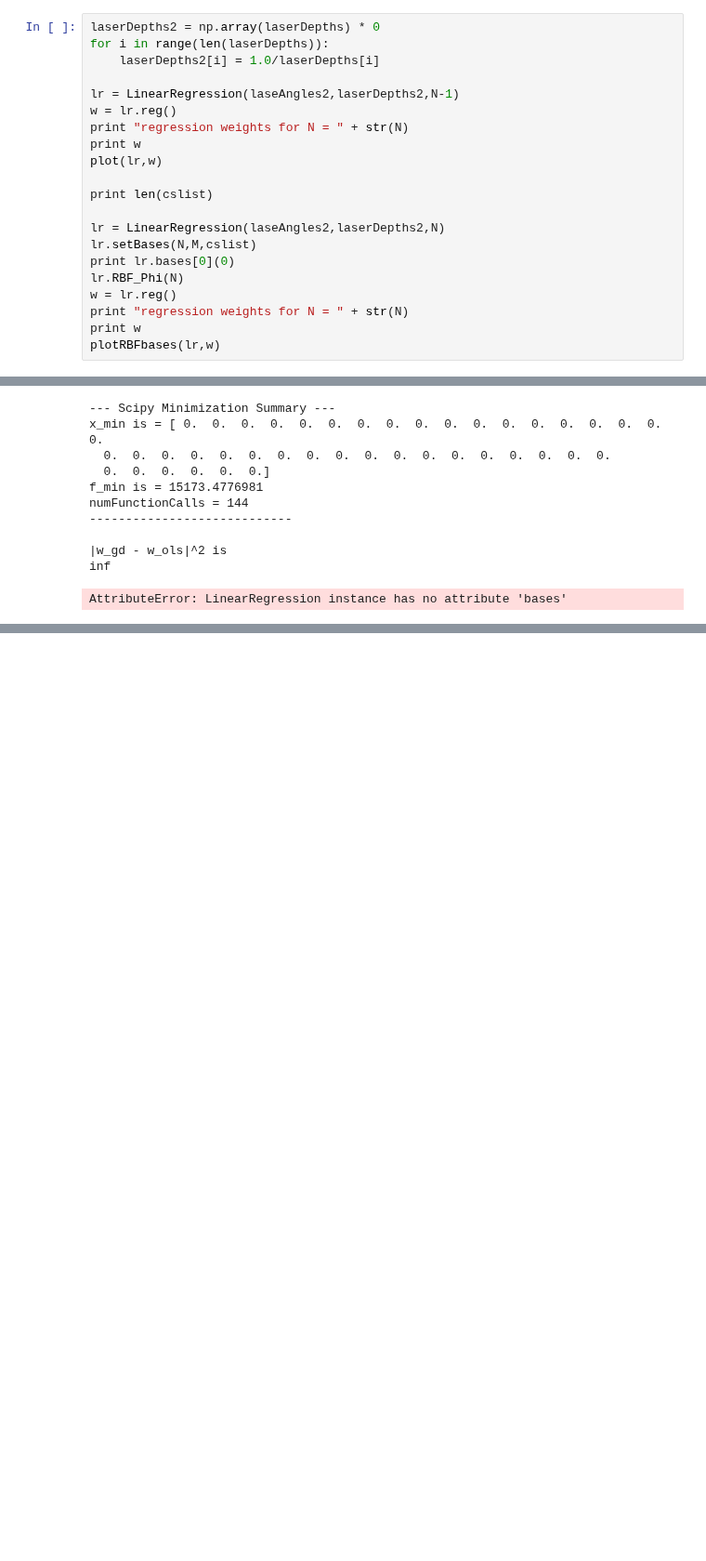
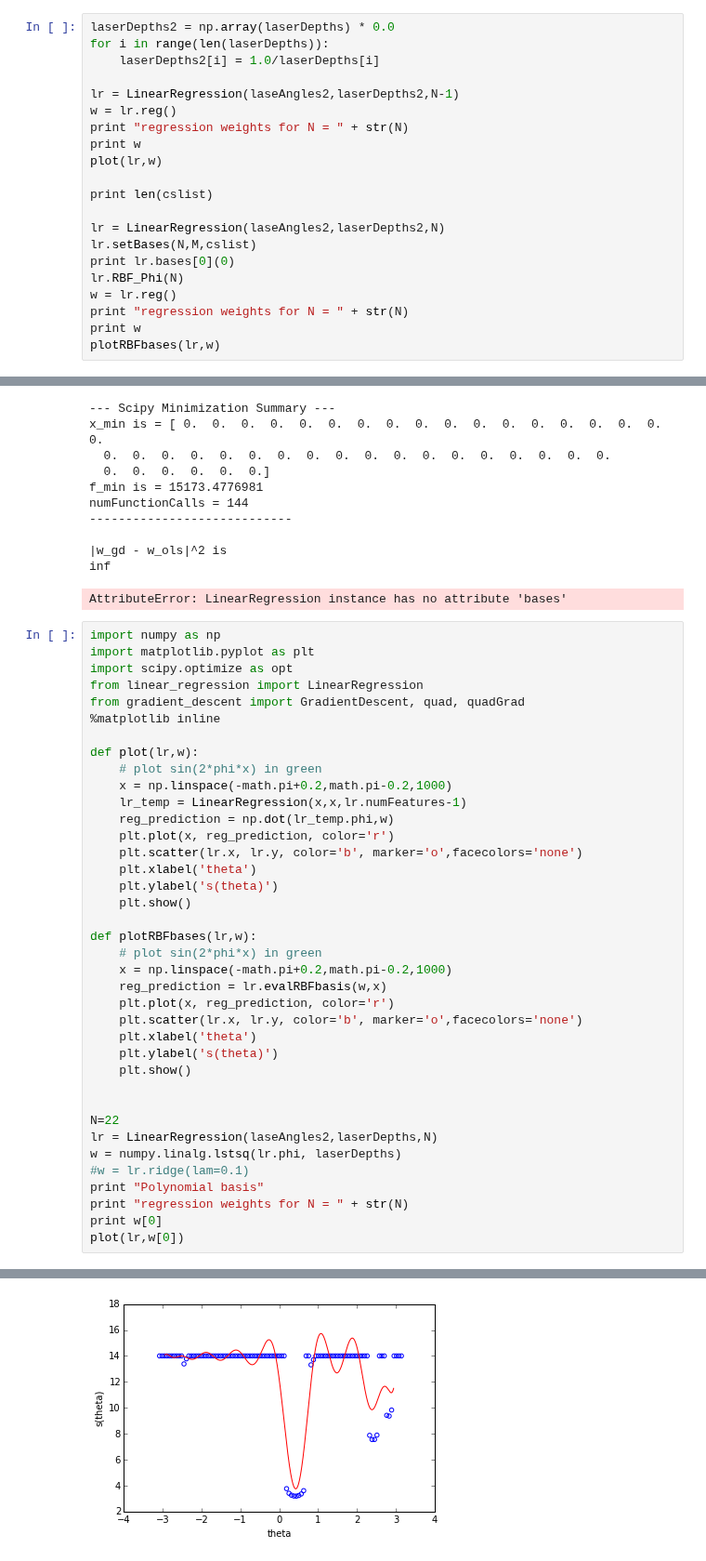
Before and after one commit to peteflorence/GeometricPDEs, a Jupyter notebook: _RotatingBot/BasisFunctionFitting.ipynb, the cells around one changed output, grey strips where cells are left out. Shown at 93% size. Cells and saved outputs as stored; diff of their text form; blank space fills up the shorter version.

```diff
--- a/_RotatingBot/BasisFunctionFitting.ipynb
+++ b/_RotatingBot/BasisFunctionFitting.ipynb
@@ -178,7 +183,7 @@ regression weights for N = 22
   17.1625178   16.79410475]
 [figure]
 # %%
-laserDepths2 = np.array(laserDepths) * 0
+laserDepths2 = np.array(laserDepths) * 0.0
 for i in range(len(laserDepths)):
     laserDepths2[i] = 1.0/laserDepths[i]
 
@@ -291,3 +296,42 @@ numFunctionCalls = 144
 |w_gd - w_ols|^2 is
 inf
 AttributeError: LinearRegression instance has no attribute 'bases'
+# %%
+import numpy as np
+import matplotlib.pyplot as plt
+import scipy.optimize as opt
+from linear_regression import LinearRegression
+from gradient_descent import GradientDescent, quad, quadGrad
+%matplotlib inline
+
+def plot(lr,w):
+    # plot sin(2*phi*x) in green
+    x = np.linspace(-math.pi+0.2,math.pi-0.2,1000)
+    lr_temp = LinearRegression(x,x,lr.numFeatures-1)
+    reg_prediction = np.dot(lr_temp.phi,w)
+    plt.plot(x, reg_prediction, color='r')
+    plt.scatter(lr.x, lr.y, color='b', marker='o',facecolors='none')
+    plt.xlabel('theta')
+    plt.ylabel('s(theta)')
+    plt.show()
+
+def plotRBFbases(lr,w):
+    # plot sin(2*phi*x) in green
+    x = np.linspace(-math.pi+0.2,math.pi-0.2,1000)
+    reg_prediction = lr.evalRBFbasis(w,x)
+    plt.plot(x, reg_prediction, color='r')
+    plt.scatter(lr.x, lr.y, color='b', marker='o',facecolors='none')
+    plt.xlabel('theta')
+    plt.ylabel('s(theta)')
+    plt.show()
+
+
+N=22
+lr = LinearRegression(laseAngles2,laserDepths,N)
+w = numpy.linalg.lstsq(lr.phi, laserDepths)
+#w = lr.ridge(lam=0.1)
+print "Polynomial basis"
+print "regression weights for N = " + str(N)
+print w[0]
+plot(lr,w[0])
+# %% [output]
@@ -293,0 +346 @@ AttributeError: LinearRegression instance has no attribute 'bases'
+[figure, added]
```
Also changed, not shown: parts of 9 cells of this notebook, 14 other files.
